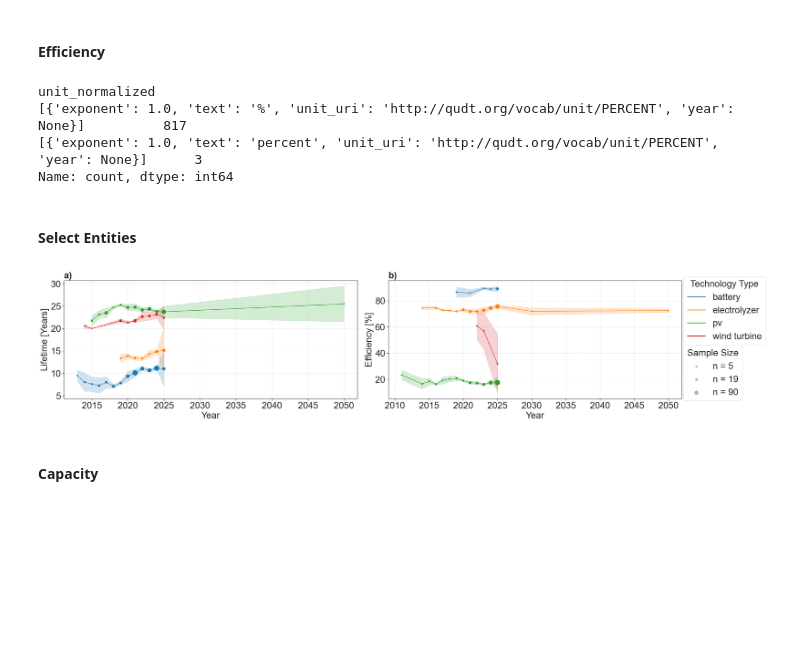
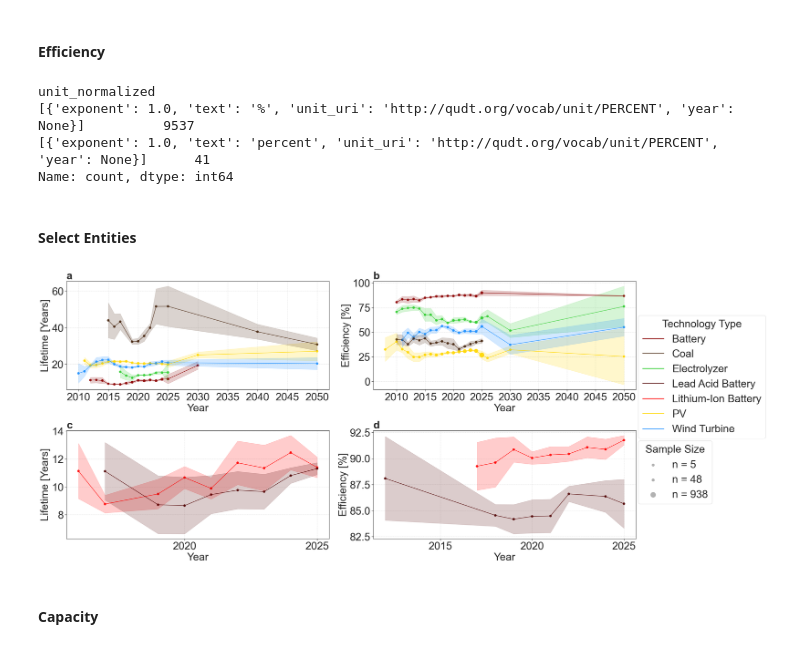
Before and after one commit to FZJ-IEK3-VSA/quinex-energy-system-studies, a Jupyter notebook: notebooks/Step5_TemporalVisualisation.ipynb, the cells around one changed output. Saved outputs shown, nothing was run; the diff lists cells and outputs as text; code cells hidden in the pictures; blank space fills up the shorter version.

```diff
--- a/notebooks/Step5_TemporalVisualisation.ipynb
+++ b/notebooks/Step5_TemporalVisualisation.ipynb
@@ -127,7 +149,8 @@ fig.show()
 # %% [markdown]
 ### **Lifetime**
 # %%
-lifetime = pd.read_parquet("../data/visualisation_files/df_technologies_lifetime.parquet")
+df = pd.read_parquet("../data/visualisation_files/df_technologies.parquet")
+lifetime = df[df["property_mapping"] == "Lifetime"]
 lifetime = lifetime[lifetime['unit_normalized'].apply(
     lambda lst: len(lst) == 1 and lst[0].get('unit_uri') == 'http://qudt.org/vocab/unit/YR'
 )]
@@ -146,3 +172,6 @@ Name: count, dtype: int64
 # %%
-lifetime = lifetime[lifetime["entity_base_mapping"].isin(['pv', 'battery', 'wind turbine', 'electrolyzer'])]
+#lifetime = lifetime[lifetime["entity_base_mapping"].isin(['PV', 'Battery', 'Wind Turbine', 'Electrolyzer', 'Coal'])]
+lifetime = lifetime[lifetime["entity_base_mapping"].isin(['Battery'])]
+lifetime = lifetime[lifetime["entity_mapping"] != 'Battery']
+# lifetime["entity_mapping"].value_counts()
 # %%
@@ -169,15 +202,16 @@ AttributeError: 'QuinexVisualisation' object has no attribute 'plot_properties_o
 # %% [markdown]
 #### **Efficiency**
 # %%
-efficiency = pd.read_parquet("../data/visualisation_files/df_technologies_efficiency.parquet")
+df = pd.read_parquet("../data/visualisation_files/df_technologies.parquet")
+efficiency = df[df["property_mapping"] == "Efficiency"]
 efficiency = efficiency[efficiency['unit_normalized'].apply(
     lambda lst: len(lst) == 1 and lst[0].get('unit_uri') == 'http://qudt.org/vocab/unit/PERCENT'
 )]
 efficiency["unit_normalized"].value_counts()
 # %% [output]
 unit_normalized
-[{'exponent': 1.0, 'text': '%', 'unit_uri': 'http://qudt.org/vocab/unit/PERCENT', 'year': None}]          817
-[{'exponent': 1.0, 'text': 'percent', 'unit_uri': 'http://qudt.org/vocab/unit/PERCENT', 'year': None}]      3
+[{'exponent': 1.0, 'text': '%', 'unit_uri': 'http://qudt.org/vocab/unit/PERCENT', 'year': None}]          9537
+[{'exponent': 1.0, 'text': 'percent', 'unit_uri': 'http://qudt.org/vocab/unit/PERCENT', 'year': None}]      41
 Name: count, dtype: int64
 # %% [markdown]
 #### Select Entities
@@ -184,2 +220,4 @@ Name: count, dtype: int64
 # %%
-efficiency = efficiency[efficiency["entity_base_mapping"].isin(['pv', 'battery', 'wind turbine', 'electrolyzer'])]
+#efficiency = efficiency[efficiency["entity_base_mapping"].isin(['PV', 'Battery', 'Wind Turbine', 'Electrolyzer', 'Coal'])]
+efficiency = efficiency[efficiency["entity_base_mapping"].isin(['Battery'])]
+efficiency = efficiency[efficiency["entity_mapping"] != 'Battery']
@@ -186,42 +226,53 @@ efficiency = efficiency[efficiency["entity_base_mapping"].isin(['pv', 'battery',
 # %%
 data = [
     {
-    'df': lifetime,
+    'df': lifetime[lifetime["entity_base_mapping"].isin(['PV', 'Battery', 'Wind Turbine', 'Electrolyzer', 'Coal'])],
     'entity_col': 'entity_base_mapping',
     'value_col': 'value_normalized',
     'ylabel': 'Lifetime [Years]',
+     'title': 'a'
     },
     {
-    'df': efficiency,
+    'df': efficiency[efficiency["entity_base_mapping"].isin(['PV', 'Battery', 'Wind Turbine', 'Electrolyzer', 'Coal'])],
     'entity_col': 'entity_base_mapping',
     'value_col': 'value_normalized',
     'ylabel': 'Efficiency [%]',
+    'title': 'b'
     },
-    # {
-    # 'df': cost_kwh,
-    # 'entity_col': 'entity_base_mapping',
-    # 'value_col': 'value_converted',
-    # 'ylabel': 'Levelized Cost [USD/kWh]',
-    # }
+    {
+    'df': lifetime[lifetime["entity_mapping"].isin(['Lithium-Ion Battery', 'Lead Acid Battery'])],
+    'entity_col': 'entity_mapping',
+    'value_col': 'value_normalized',
+    'ylabel': 'Lifetime [Years]',
+     'title': 'c'
+    },
+    {
+    'df': efficiency[efficiency["entity_mapping"].isin(['Lithium-Ion Battery', 'Lead Acid Battery'])],
+    'entity_col': 'entity_mapping',
+    'value_col': 'value_normalized',
+    'ylabel': 'Efficiency [%]',
+    'title': 'd'
+    },
 ]
 
 
 fig = visualisation.plot_multiple_properties_over_time(
     data_list = data,
     legend_title = 'Technology Type',
-    figsize=(24,6),
-    legend_position=(0.984,0.95),
-    legend_size_position=(0.984,0.53),
+    color_dict=entity_colors,
+    figsize=(24,12),
+    legend_position=(0.98,0.85),
+    legend_size_position=(0.98,0.44),
     central_tendency="moving average",
     error_type="se",
     error_display="shade",
-    font_size=24
+    font_size=30
     )
 
 fig.show()
 fig.savefig("../data/figures/results/technologies_properties.pdf", bbox_inches='tight')
 # %% [output]
-[figure, old version]
+[figure, new version]
 # %% [markdown]
 #### **Capacity**
 # %%
```
Also changed, not shown: parts of 26 cells of this notebook, 4 other files.
